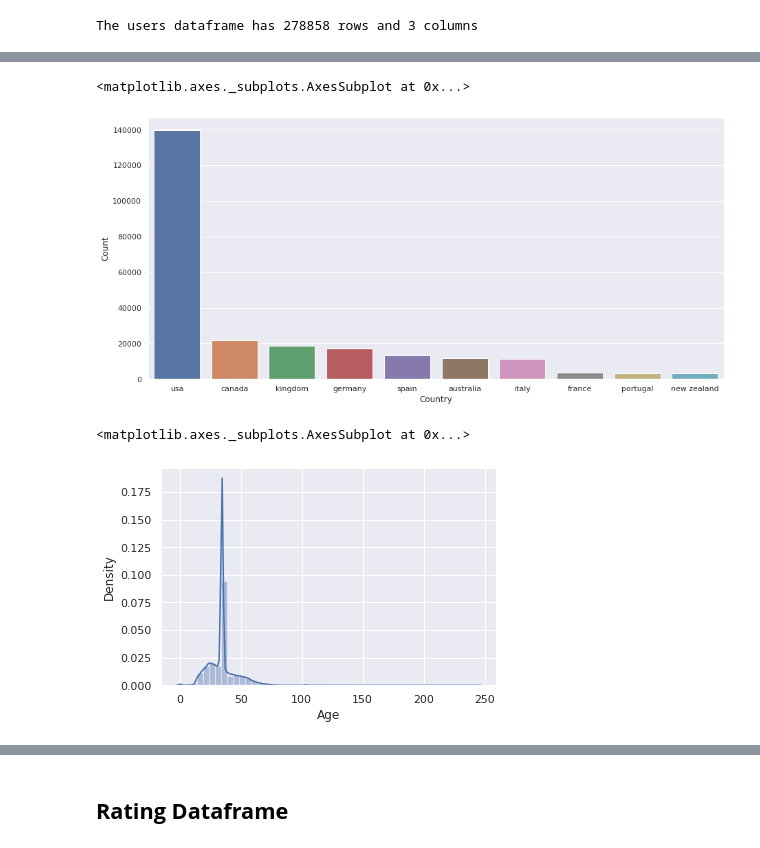
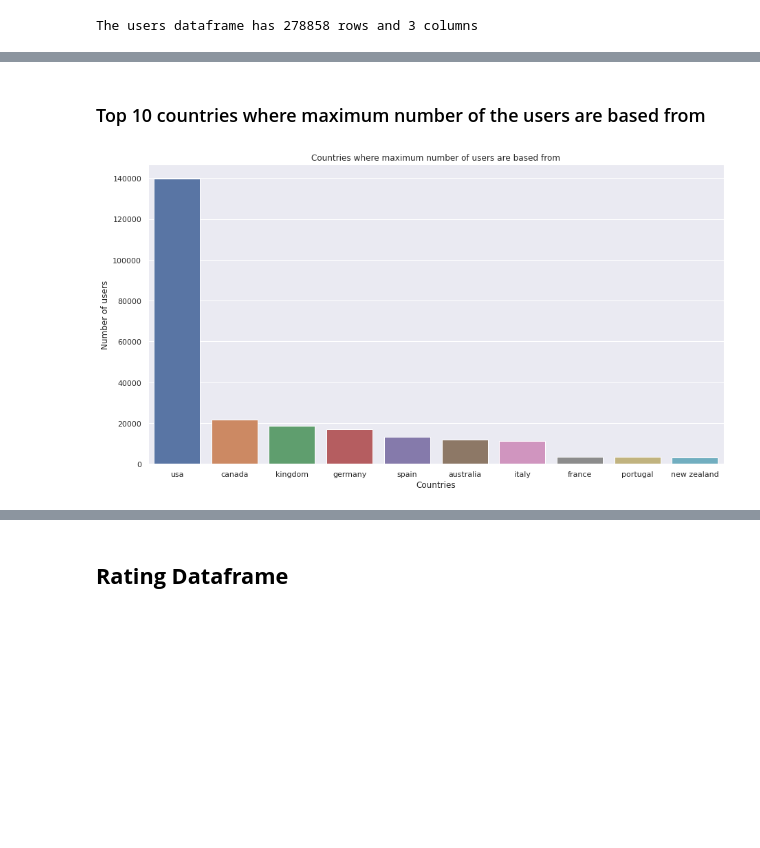
Before and after one commit to rsonar821/Unsupervised-Learning-Capstone-Project, a Jupyter notebook: Book_Recommender_System.ipynb, the cells around one changed output, grey strips where cells are left out. Drawn from its saved outputs; the diff is of its cells as text; code cells hidden in the pictures; blank space fills up the shorter version.

```diff
--- a/Book_Recommender_System.ipynb
+++ b/Book_Recommender_System.ipynb
@@ -339,2 +400,2 @@ dtype: int64
 # %%
-users_df['Age'].fillna(users_df['Age'].mean(), inplace=True)
+# users_df['Age'].fillna(users_df['Age'].mean(), inplace=True)
@@ -394,5 +402,10 @@ users_df.describe(include = 'all')
 # %%
+# Defining a function to get the country of the user from the location
+
 def part_string(string):
+  '''
+  The function returns the country from the location of the user
+  '''
   country = string.rpartition(' ')[-1]
   if country=='zealand':
     return 'new zealand'
@@ -403,13 +413,0 @@ users_df['Country'] = users_df['Location'].apply(part_string)
-# %%
-top_countries = pd.DataFrame(users_df['Country'].value_counts()[:10]).reset_index()
-top_countries.rename(columns = {'index':'Country', 'Country':'Count'}, inplace=True)
-plt.figure(figsize=(15,7))
-sns.barplot(x='Country', y='Count', data=top_countries)
-# %% [output]
-<matplotlib.axes._subplots.AxesSubplot at 0x...>
-[figure, removed]
-# %%
-sns.distplot(users_df['Age'])
-# %% [output]
-<matplotlib.axes._subplots.AxesSubplot at 0x...>
-[figure, removed]
@@ -415,0 +418,23 @@ sns.distplot(users_df['Age'])
+# %% [markdown]
+### Top 10 countries where maximum number of the users are based from
+# %%
+# Creating a dataframe of the countries where maximum number of users are based
+max_countries = pd.DataFrame(users_df['Country'].value_counts()[:10]).reset_index()
+
+# Renaming the columns of the dataframe
+max_countries.rename(columns = {'index':'Country', 'Country':'Count'}, inplace=True)
+# %%
+# Defining the plot size
+plt.figure(figsize=(15,8))
+
+# Plotting a bargraph
+figure = sns.barplot(x='Country', y='Count', data=max_countries)
+
+# Defining the title and x and y labels
+figure.set(title='Countries where maximum number of users are based from')
+figure.set(xlabel='Countries', ylabel='Number of users')
+
+# Displaying the graph
+plt.show(figure)
+# %% [output]
+[figure, added]
```
Also changed, not shown: parts of 27 cells of this notebook.
